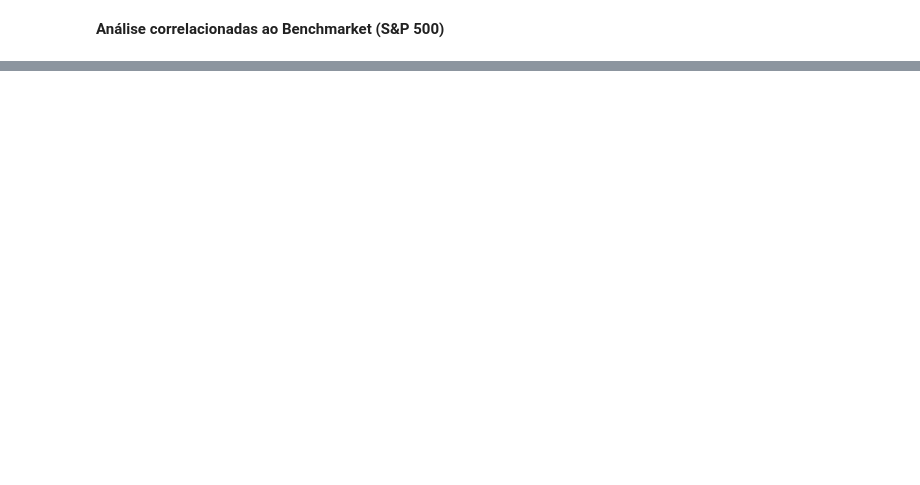
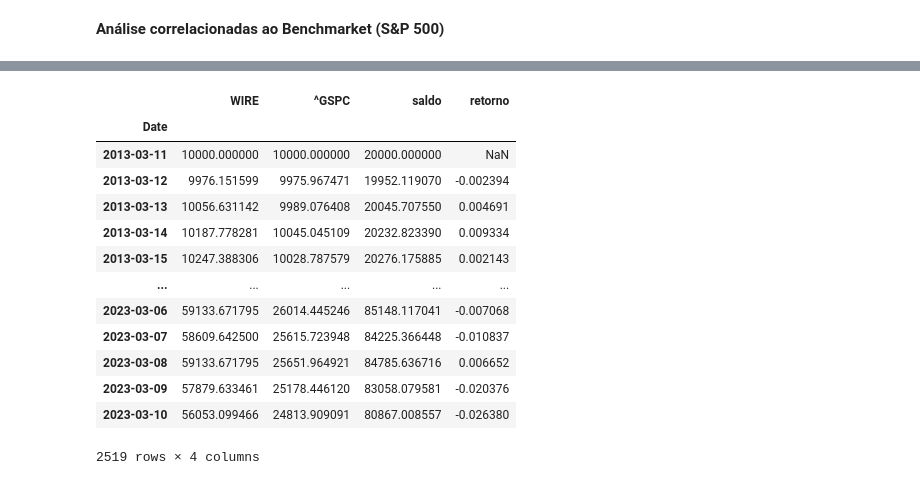
Before and after one commit to fred-ykv/Value-Investing-In-Python, a Jupyter notebook: VALUATION_FINVIZ.ipynb, the cells around one changed output, grey strips where cells are left out. Saved outputs shown, nothing was run; the diff lists cells and outputs as text; code cells hidden in the pictures; blank space fills up the shorter version.

```diff
--- a/VALUATION_FINVIZ.ipynb
+++ b/VALUATION_FINVIZ.ipynb
@@ -1800,3 +1800,6 @@ fig.show()
 [interactive output not drawn]
 # %% [markdown]
 **Análise correlacionadas ao Benchmarket (S&P 500)**
+# %%
+tickers = [symbol,"^GSPC"]
+dados_yahoo = web.get_data_yahoo(tickers, period="10y")["Adj Close"]
@@ -1802,0 +1827,3 @@ fig.show()
+# %%
+retorno = dados_yahoo.pct_change()
+retorno
@@ -1802,0 +1847,4 @@ fig.show()
+# %%
+retorno_acumulado = (1 + retorno).cumprod()
+retorno_acumulado.iloc[0] = 1
+retorno_acumulado
@@ -1802,0 +1866,20 @@ fig.show()
+# %%
+carteira = 10000 * retorno_acumulado.iloc[:, :5]
+carteira["saldo"] = carteira.sum(axis=1)
+carteira["retorno"] = carteira["saldo"].pct_change()
+carteira
+# %% [output]
+|  | WIRE | ^GSPC | saldo | retorno |
+| Date |  |  |  |  |
+| 2013-03-11 | 10000.000000 | 10000.000000 | 20000.000000 | NaN |
+| 2013-03-12 | 9976.151599 | 9975.967471 | 19952.119070 | -0.002394 |
+| 2013-03-13 | 10056.631142 | 9989.076408 | 20045.707550 | 0.004691 |
+| 2013-03-14 | 10187.778281 | 10045.045109 | 20232.823390 | 0.009334 |
+| 2013-03-15 | 10247.388306 | 10028.787579 | 20276.175885 | 0.002143 |
+| ... | ... | ... | ... | ... |
+| 2023-03-06 | 59133.671795 | 26014.445246 | 85148.117041 | -0.007068 |
+| 2023-03-07 | 58609.642500 | 25615.723948 | 84225.366448 | -0.010837 |
+| 2023-03-08 | 59133.671795 | 25651.964921 | 84785.636716 | 0.006652 |
+| 2023-03-09 | 57879.633461 | 25178.446120 | 83058.079581 | -0.020376 |
+| 2023-03-10 | 56053.099466 | 24813.909091 | 80867.008557 | -0.026380 |
+2519 rows × 4 columns
```
Also changed, not shown: parts of 8 cells of this notebook.
